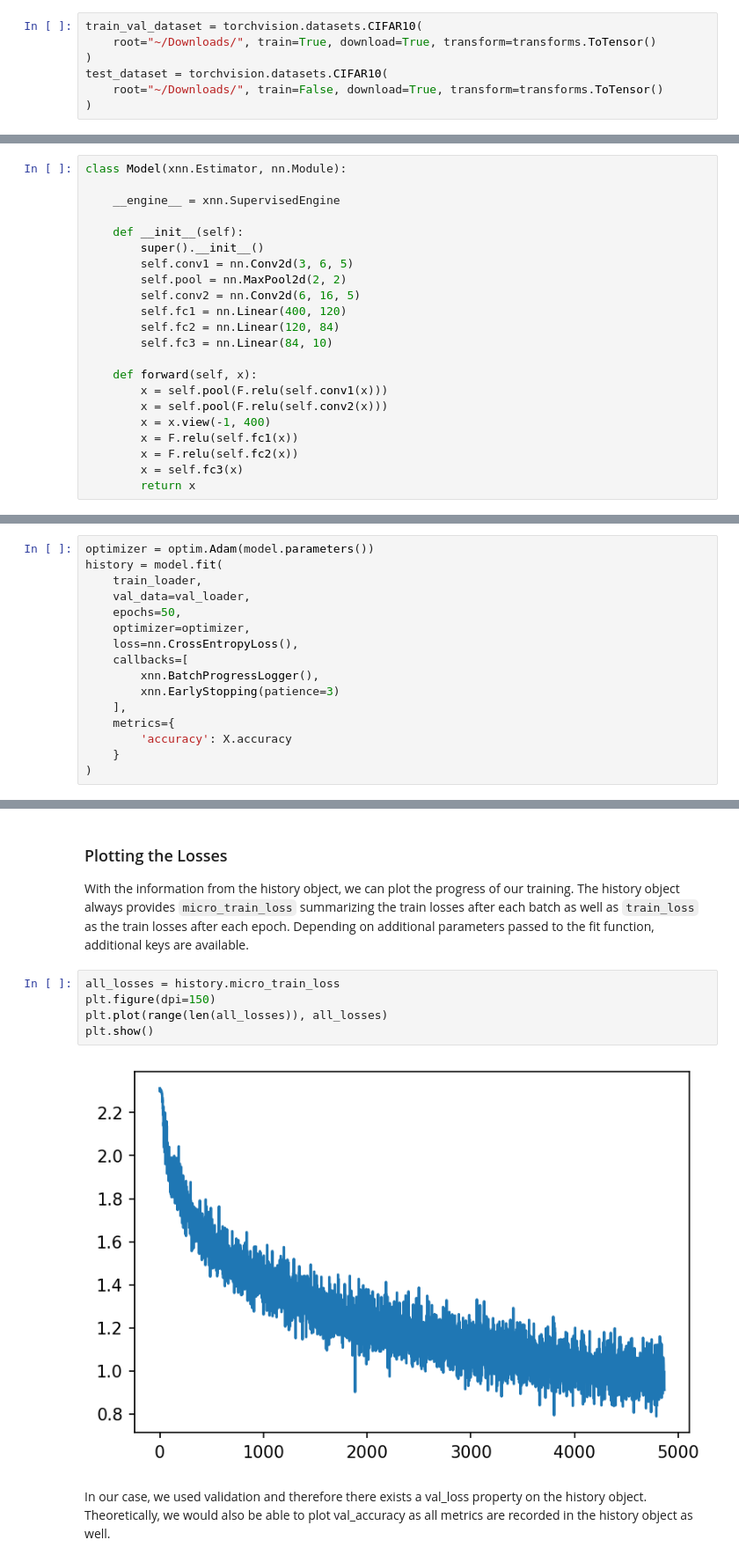
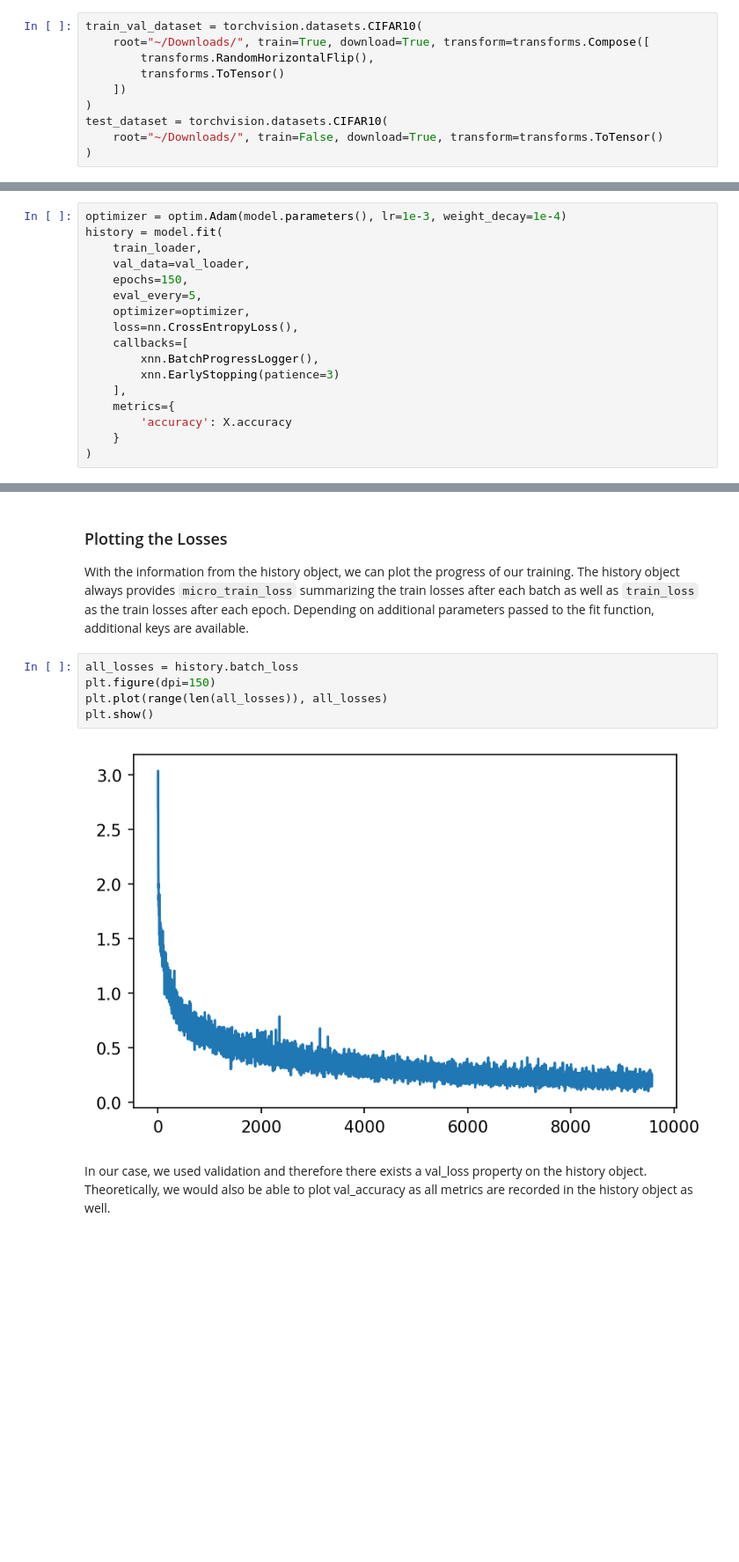
Before and after one commit to borchero/pyblaze, a Jupyter notebook: docs/guides/classifier.ipynb, the cells around one changed output, grey strips where cells are left out. Shown: that part at 88% size. Drawn from its saved outputs; the diff is of its cells as text; blank space fills up the shorter version.

```diff
--- a/docs/guides/classifier.ipynb
+++ b/docs/guides/classifier.ipynb
@@ -22,7 +22,10 @@ import matplotlib.pyplot as plt
 At the beginning, we load our data conveniently using torchvision. PyBlaze does not come into play yet.
 # %%
 train_val_dataset = torchvision.datasets.CIFAR10(
-    root="~/Downloads/", train=True, download=True, transform=transforms.ToTensor()
+    root="~/Downloads/", train=True, download=True, transform=transforms.Compose([
+        transforms.RandomHorizontalFlip(),
+        transforms.ToTensor()
+    ])
 )
 test_dataset = torchvision.datasets.CIFAR10(
     root="~/Downloads/", train=False, download=True, transform=transforms.ToTensor()
@@ -52,25 +55,3 @@ Note that we set the batch size for validation and testing significantly higher
 As a model, we define a common convolutional neural network. Most importantly, defining a model for PyBlaze is no different than defining a model natively in PyTorch. However, PyBlaze provides additional functionality to make it easier working with models.
 
 One feature that we are using here is the Estimator mixin. Conforming to this class adds three methods to the model: `fit`, `evaluate` and `predict`. While you may implement these methods yourself, the default implementation delegates the functionality of these methods to an engine. The engine class is the heart of PyBlaze, driving the training of models. You may define the engine class to use using the `__engine__` class variable.
-# %%
-class Model(xnn.Estimator, nn.Module):
-
-    __engine__ = xnn.SupervisedEngine
-
-    def __init__(self):
-        super().__init__()
-        self.conv1 = nn.Conv2d(3, 6, 5)
-        self.pool = nn.MaxPool2d(2, 2)
-        self.conv2 = nn.Conv2d(6, 16, 5)
-        self.fc1 = nn.Linear(400, 120)
-        self.fc2 = nn.Linear(120, 84)
-        self.fc3 = nn.Linear(84, 10)
-
-    def forward(self, x):
-        x = self.pool(F.relu(self.conv1(x)))
-        x = self.pool(F.relu(self.conv2(x)))
-        x = x.view(-1, 400)
-        x = F.relu(self.fc1(x))
-        x = F.relu(self.fc2(x))
-        x = self.fc3(x)
-        return x
@@ -95,11 +121,12 @@ Model training and evaluation is the core feature of PyBlaze. The following code
 * We compute the accuracy of the predictions of the validation data after every epoch.
 * The result of this call is a history object which aggregates information about the training. This includes train losses after every batch as well as epoch. Further, it includes validation losses and validation metrics after every epoch.
 # %%
-optimizer = optim.Adam(model.parameters())
+optimizer = optim.Adam(model.parameters(), lr=1e-3, weight_decay=1e-4)
 history = model.fit(
     train_loader,
     val_data=val_loader,
-    epochs=50,
+    epochs=150,
+    eval_every=5,
     optimizer=optimizer,
     loss=nn.CrossEntropyLoss(),
     callbacks=[
@@ -133,11 +160,11 @@ Early stopping after epoch 31 (patience 3).
 
 With the information from the history object, we can plot the progress of our training. The history object always provides `micro_train_loss` summarizing the train losses after each batch as well as `train_loss` as the train losses after each epoch. Depending on additional parameters passed to the fit function, additional keys are available.
 # %%
-all_losses = history.micro_train_loss
+all_losses = history.batch_loss
 plt.figure(dpi=150)
 plt.plot(range(len(all_losses)), all_losses)
 plt.show()
 # %% [output]
-[figure, old version]
+[figure, new version]
 # %% [markdown]
 In our case, we used validation and therefore there exists a val_loss property on the history object. Theoretically, we would also be able to plot val_accuracy as all metrics are recorded in the history object as well.
```
Also changed, not shown: parts of 7 cells of this notebook, 17 other files.
